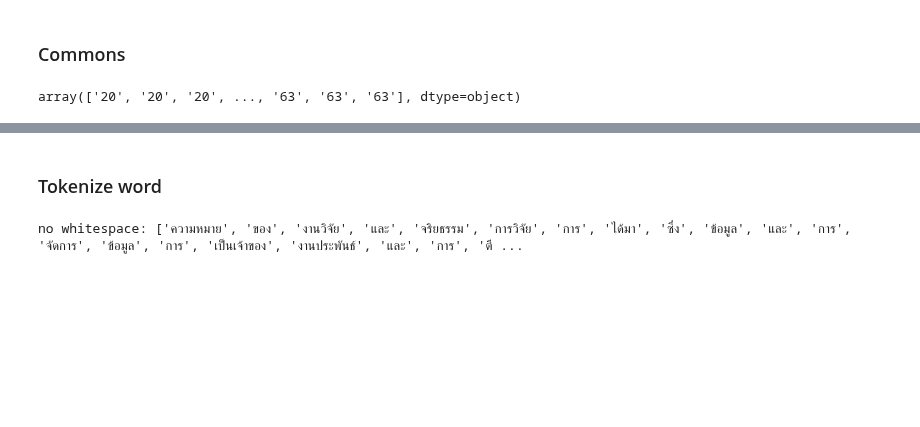
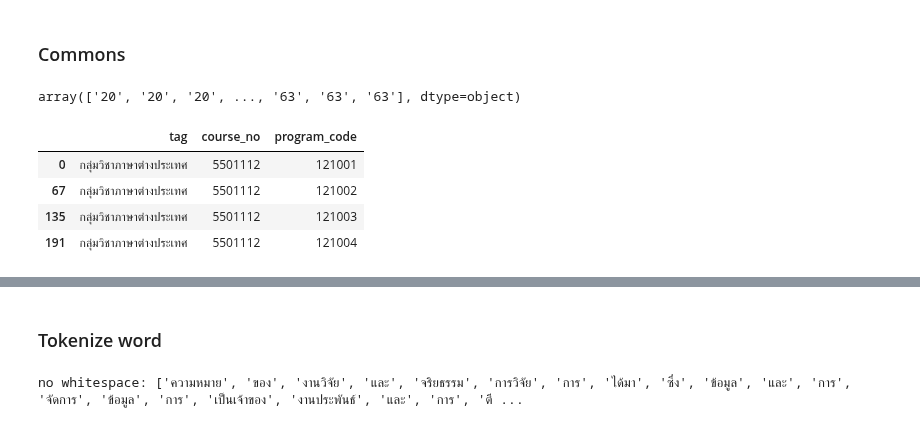
Before and after one commit to new5558/Chula-course-recommender-proof-of-concept, a Jupyter notebook: src/model.ipynb, the cells around one changed output, grey strips where cells are left out. Saved outputs shown, nothing was run; the diff lists cells and outputs as text; code cells hidden in the pictures; blank space fills up the shorter version.

```diff
--- a/src/model.ipynb
+++ b/src/model.ipynb
@@ -268,3 +321,11 @@ Y_text = df['faculty_no'].values
 Y_text
 # %% [output]
 array(['20', '20', '20', ..., '63', '63', '63'], dtype=object)
+# %%
+program_courses_thai_df[program_courses_thai_df['course_no'] == '5501112']
+# %% [output]
+|  | tag | course_no | program_code |
+| 0 | กลุ่มวิชาภาษาต่างประเทศ | 5501112 | 121001 |
+| 67 | กลุ่มวิชาภาษาต่างประเทศ | 5501112 | 121002 |
+| 135 | กลุ่มวิชาภาษาต่างประเทศ | 5501112 | 121003 |
+| 191 | กลุ่มวิชาภาษาต่างประเทศ | 5501112 | 121004 |
```
Also changed, not shown: parts of 32 cells of this notebook, 1 other file.
